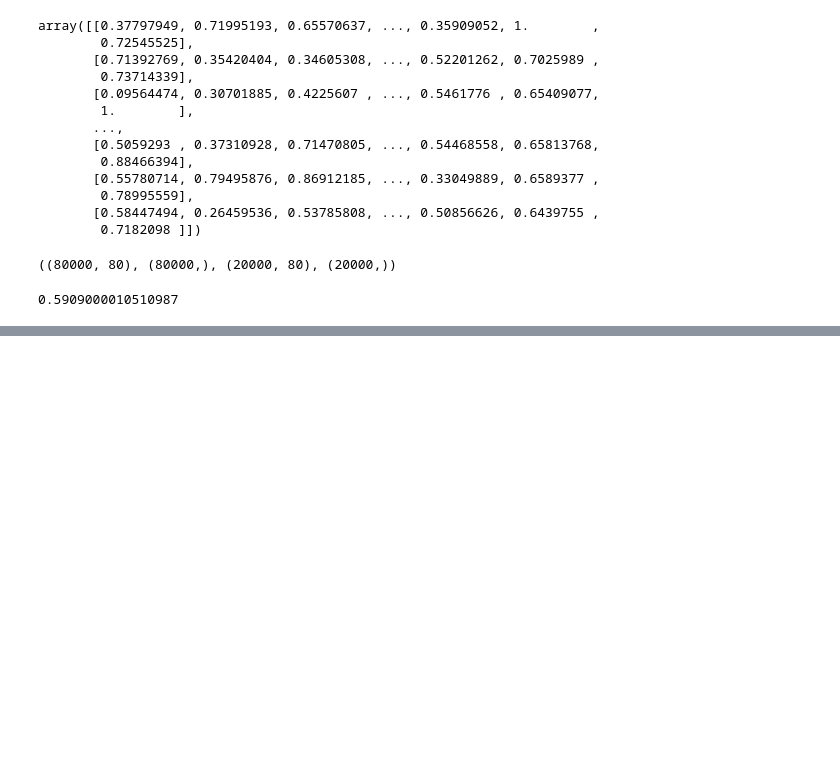
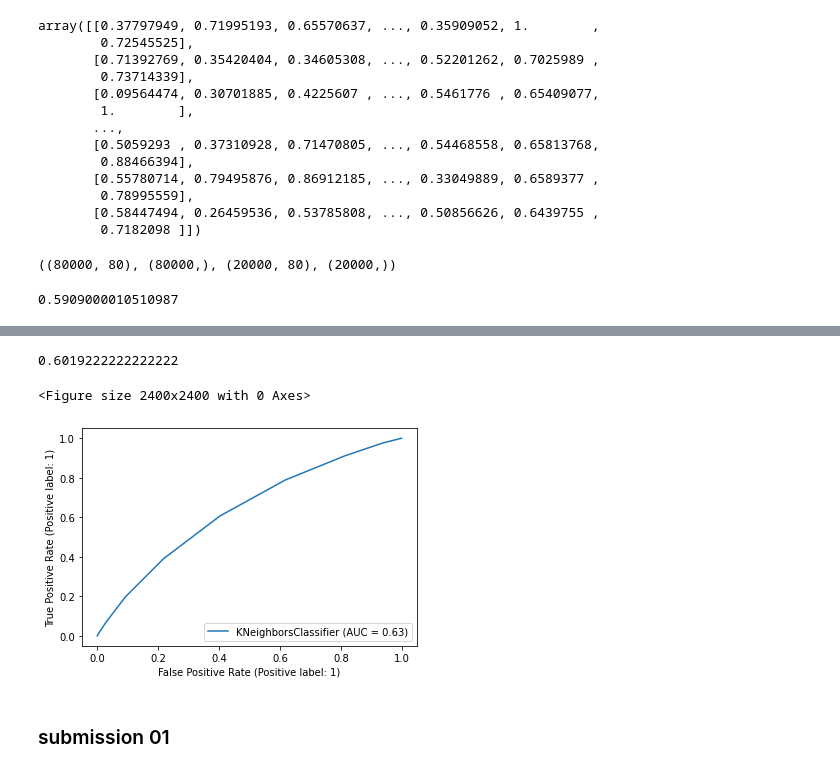
Before and after one commit to ashen007/Tabular-series-Nov-2021, a Jupyter notebook: models/baseline.ipynb, the cells around one changed output, grey strips where cells are left out. Cells and saved outputs as stored; diff of their text form; code cells hidden in the pictures; blank space fills up the shorter version.

Commit message:
submission 0.1v baseline knn

```diff
--- a/models/baseline.ipynb
+++ b/models/baseline.ipynb
@@ -179,0 +213,3 @@ np.mean(knn_scores['test_score'])
+# %%
+tb_full = top.fit_transform(tb.loc[:, :'f99'], tb['target'])
+tb_full
@@ -179,0 +230,16 @@ np.mean(knn_scores['test_score'])
+# %%
+tb_f_trainX, tb_f_testX, tb_f_trainY, tb_f_testY = train_test_split(tb_full, tb['target'], test_size=0.3)
+# %%
+knn_full = knn.fit(tb_f_trainX, tb_f_trainY)
+knn_full.score(tb_f_testX, tb_f_testY)
+# %% [output]
+0.6019222222222222
+# %%
+plt.figure(figsize=[8, 8], dpi=300)
+RocCurveDisplay.from_estimator(knn_full, tb_f_testX, tb_f_testY)
+plt.show()
+# %% [output]
+<Figure size 2400x2400 with 0 Axes>
+[figure, added]
+# %% [markdown]
+### submission 01
```
Also changed, not shown: parts of 12 cells of this notebook.
